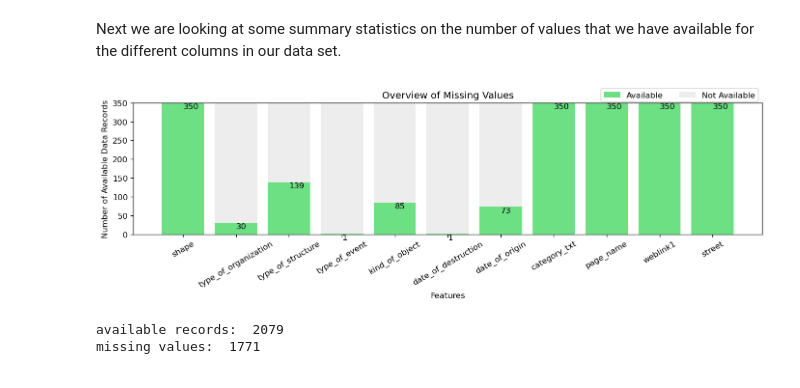
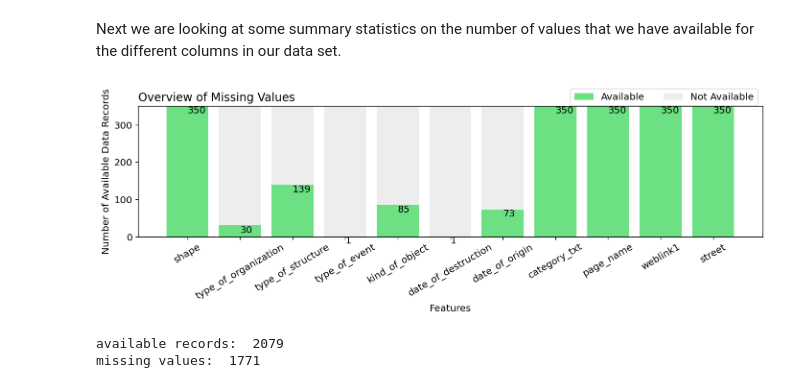
Before and after one commit to dario-x/history_seven, a Jupyter notebook: preprocessing/preprocessing.ipynb, the cells around one changed output. Saved outputs shown, nothing was run; the diff lists cells and outputs as text; code cells hidden in the pictures.

Commit message:
new plots and a few correction

```diff
--- a/preprocessing/preprocessing.ipynb
+++ b/preprocessing/preprocessing.ipynb
@@ -235,8 +234,8 @@ def visualize_missing_values(dataframe):
     #print bars
     plt.bar(numer_of_na.index, height=numer_of_a[0], color='#6ce083', label='Available')
     plt.bar(numer_of_na.index, bottom=numer_of_a[0], height=numer_of_na[0], color='#ededed', label='Not Available')
-    plt.legend(loc='upper right', bbox_to_anchor=(1, 1.14), ncol=2)
-    plt.title('Overview of Missing Values')
+    plt.legend(loc='upper right', bbox_to_anchor=(1, 1.17), ncol=2)
+    plt.title('Overview of Missing Values', loc='left')
 
     #show values of bars
     for index, value in enumerate(numer_of_a[0]):
@@ -249,12 +248,17 @@ def visualize_missing_values(dataframe):
     #rotate x labels
     _ = plt.xticks(rotation=30)
 # %%
+# set main font size for matplotlib
+font = {'family' : 'normal',
+        'weight' : 'normal',
+        'size'   : 12}
+plt.rc('font', **font)
 visualize_missing_values(df_filtered)
 
 # Save the figure with minimal white space
-plt.savefig('./plots/missing_values.pdf', format='pdf', bbox_inches='tight')
+plt.savefig('./plots/missing_values_before_webscraping.pdf', format='pdf', bbox_inches='tight')
 # %% [output]
-[figure, old version]
+[figure, new version]
 # %%
 print("available records: ", df_filtered.notnull().sum(axis = 0).sum())
 print("missing values: ", df_filtered.isnull().sum(axis = 0).sum())
```
Also changed, not shown: parts of 19 cells of this notebook, 21 other files.
